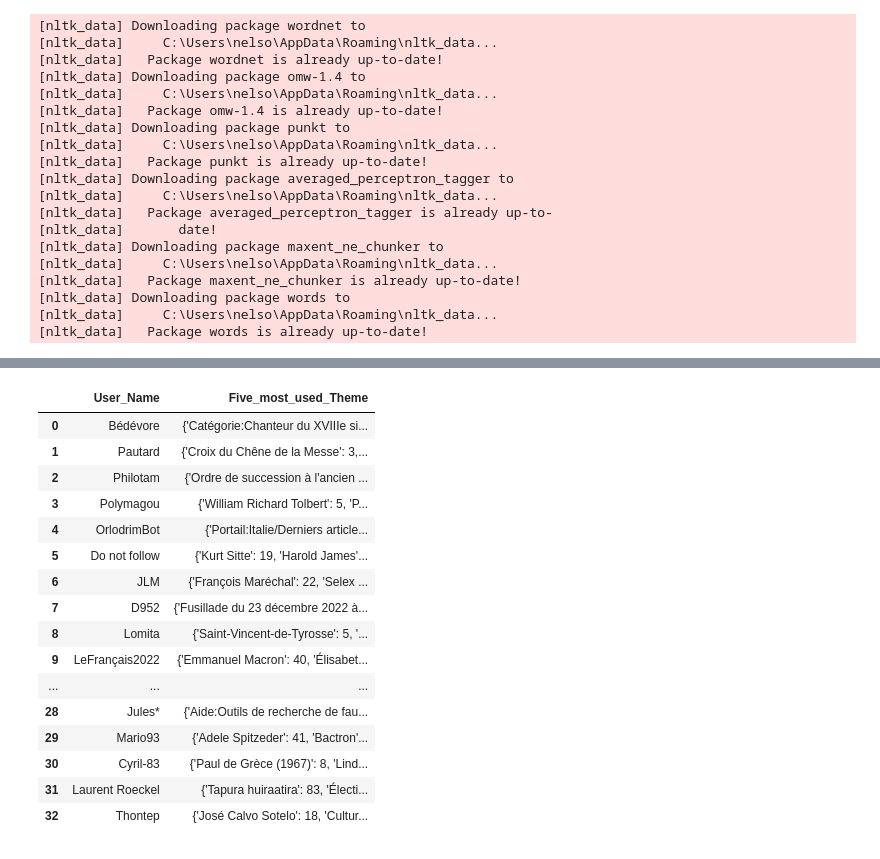
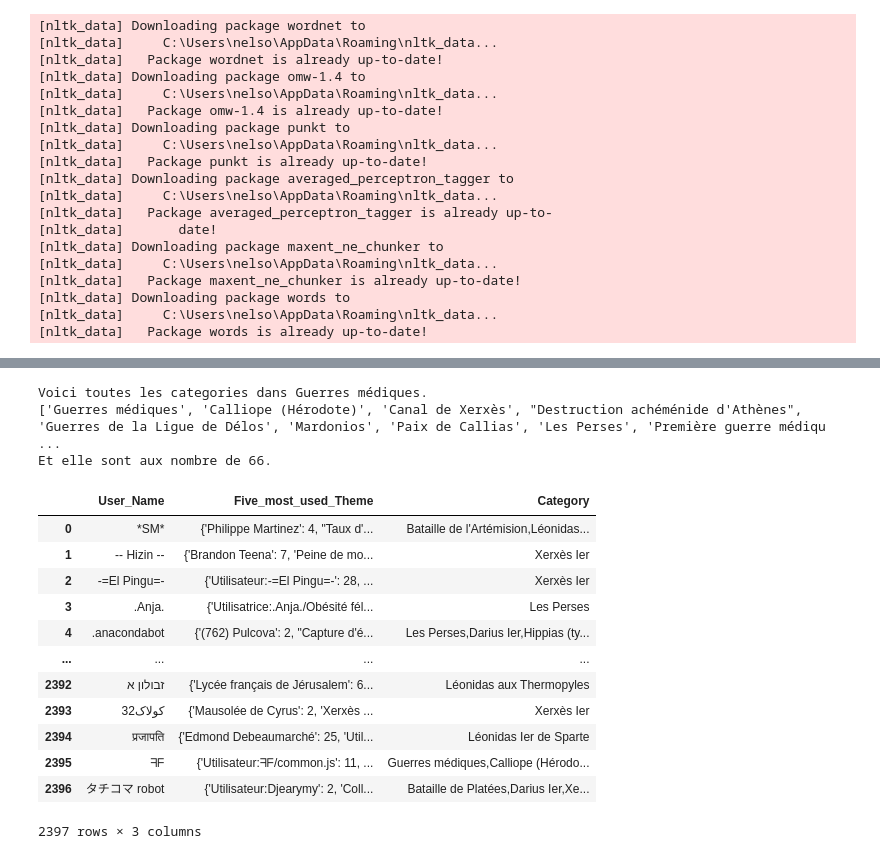
Before and after one commit to TheYoanel/Wikipedia-semantic-recommendation, a Jupyter notebook: ProjetM2 Updated.ipynb, the cells around one changed output, grey strips where cells are left out. Saved outputs shown, nothing was run; the diff lists cells and outputs as text; code cells hidden in the pictures.

```diff
--- a/ProjetM2 Updated.ipynb
+++ b/ProjetM2 Updated.ipynb
@@ -205,24 +244,8 @@ df2.head()
-# %%
-# We are taking the commun user of both table and printing the new table to show the possible in commun user and their 'passion'
-def inner_join(df1,df2):
-    return(pd.merge(df1, df2, on='User_Name', how='inner').drop(['Five_most_used_Theme_y'], axis=1).rename(columns={'Five_most_used_Theme_x': 'Five_most_used_Theme'}))
-dfmerged = inner_join(df,df2)
-dfmerged
-# %% [output]
-|  | User_Name | Five_most_used_Theme |
-| 0 | Bédévore | {'Catégorie:Chanteur du XVIIIe si... |
-| 1 | Pautard | {'Croix du Chêne de la Messe': 3,... |
-| 2 | Philotam | {'Ordre de succession à l'ancien ... |
-| 3 | Polymagou | {'William Richard Tolbert': 5, 'P... |
-| 4 | OrlodrimBot | {'Portail:Italie/Derniers article... |
-| 5 | Do not follow | {'Kurt Sitte': 19, 'Harold James'... |
-| 6 | JLM | {'François Maréchal': 22, 'Selex ... |
-| 7 | D952 | {'Fusillade du 23 décembre 2022 à... |
-| 8 | Lomita | {'Saint-Vincent-de-Tyrosse': 5, '... |
-| 9 | LeFrançais2022 | {'Emmanuel Macron': 40, 'Élisabet... |
-| ... | ... | ... |
-| 28 | Jules* | {'Aide:Outils de recherche de fau... |
-| 29 | Mario93 | {'Adele Spitzeder': 41, 'Bactron'... |
-| 30 | Cyril-83 | {'Paul de Grèce (1967)': 8, 'Lind... |
-| 31 | Laurent Roeckel | {'Tapura huiraatira': 83, 'Électi... |
-| 32 | Thontep | {'José Calvo Sotelo': 18, 'Cultur... |
+# %%
+print("Voici toutes les categories dans "+name+".")
+print(pages)
+print("Et elle sont aux nombre de " + str(len(pages)) + ".")
+# %% [output]
+Voici toutes les categories dans Guerres médiques.
+['Guerres médiques', 'Calliope (Hérodote)', 'Canal de Xerxès', "Destruction achéménide d'Athènes", 'Guerres de la Ligue de Délos', 'Mardonios', 'Paix de Callias', 'Les Perses', 'Première guerre médiqu ...
+Et elle sont aux nombre de 66.
@@ -228,0 +255,17 @@ dfmerged
+# %%
+#printing the whole table
+final_df
+# %% [output]
+|  | User_Name | Five_most_used_Theme | Category |
+| 0 | *SM* | {'Philippe Martinez': 4, "Taux d'... | Bataille de l'Artémision,Léonidas... |
+| 1 | -- Hizin -- | {'Brandon Teena': 7, 'Peine de mo... | Xerxès Ier |
+| 2 | -=El Pingu=- | {'Utilisateur:-=El Pingu=-': 28, ... | Xerxès Ier |
+| 3 | .Anja. | {'Utilisatrice:.Anja./Obésité fél... | Les Perses |
+| 4 | .anacondabot | {'(762) Pulcova': 2, "Capture d'é... | Les Perses,Darius Ier,Hippias (ty... |
+| ... | ... | ... | ... |
+| 2392 | זבולון א | {'Lycée français de Jérusalem': 6... | Léonidas aux Thermopyles |
+| 2393 | کولاک32 | {'Mausolée de Cyrus': 2, 'Xerxès ... | Xerxès Ier |
+| 2394 | प्रजापति | {'Edmond Debeaumarché': 25, 'Util... | Léonidas Ier de Sparte |
+| 2395 | ᖷᖴ | {'Utilisateur:ᖷᖴ/common.js': 11, ... | Guerres médiques,Calliope (Hérodo... |
+| 2396 | タチコマ robot | {'Utilisateur:Djearymy': 2, 'Coll... | Bataille de Platées,Darius Ier,Xe... |
+2397 rows × 3 columns
```
Also changed, not shown: parts of 11 cells of this notebook, 1 other file.
